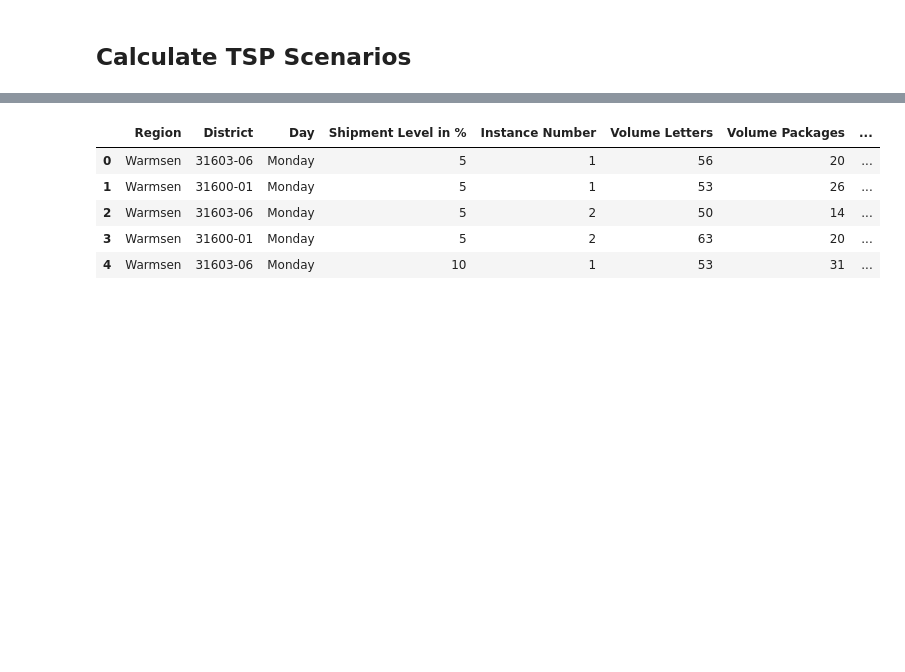
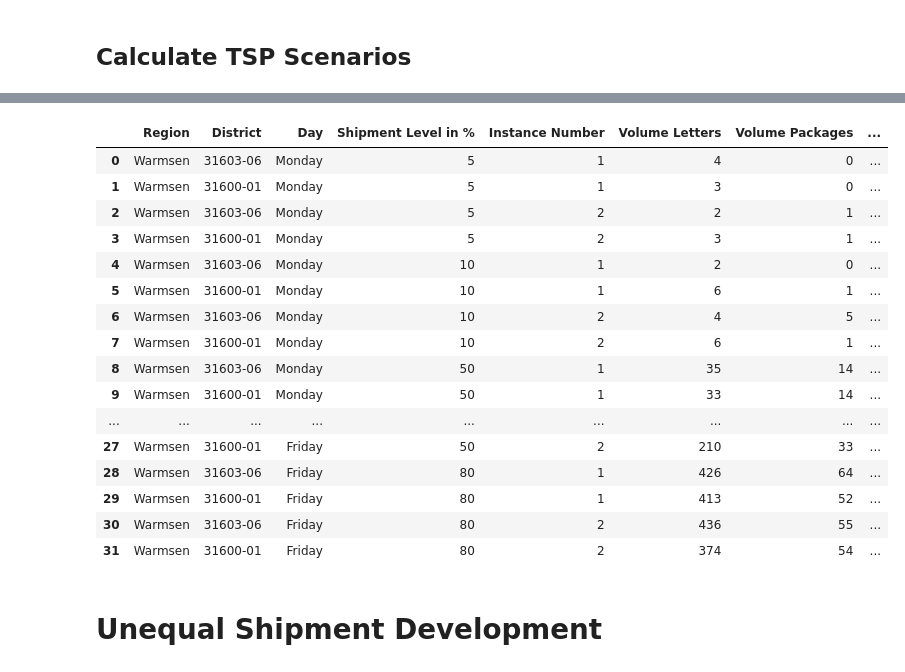
Before and after one commit to Pratiksha100/AnalyticsProject, a Jupyter notebook: ipnyb/DP_analytics_endtoend_process.ipynb, the cells around one changed output, grey strips where cells are left out. Drawn from its saved outputs; the diff is of its cells as text; code cells hidden in the pictures; blank space fills up the shorter version.

Commit message:
update for equal and nonequal shipments

```diff
--- a/ipnyb/DP_analytics_endtoend_process.ipynb
+++ b/ipnyb/DP_analytics_endtoend_process.ipynb
@@ -173,7 +168,7 @@ def generate_instances_equal_shipment(region_vol_day, scenario_type, scenario_me
 def random_poisson_instances(pos_delivery, method, rate_pct):
   rate = rate_pct/100
   rng = np.random.default_rng()
-  poisson_dist = rng.poisson(lam = pos_delivery * (1 + rate), size = 52)
+  poisson_dist = rng.poisson(lam = pos_delivery * rate, size = 52)
 
   if method == 'random':
     return random.choice(poisson_dist)
@@ -680,7 +776,7 @@ for region in all_regions_equal.keys():
     # set instance number
     counter = 1
     # iterate through all rates of increasing demand
-    for rate in rate_list:
+    for rate in equal_rate_list:
       # print(rate)
       # print('a')
       rate_dict = {}
@@ -688,13 +784,14 @@ for region in all_regions_equal.keys():
       # while counter <= instance_variation_equal:
       for counter in range(1, instance_variation_equal + 1):
         # generate instance
-        instance = generate_instances_equal_shipment(region_vol_day = data_region_day,
-                                                     scenario_type = random_poisson_instances,
-                                                     scenario_method = 'random',
-                                                     growth_factor = rate
-                                                     )
+        instance = generate_instances_shipment(region_vol_day = data_region_day,
+                                               shipment_type = 'equal',
+                                               scenario_type = random_poisson_instances,
+                                               scenario_method = 'random',
+                                               growth_factor = rate
+                                               )
         # print(instance.head(1))
-        print('generated :', region, day, ': demand increase rate', rate, '% :', 'instance number', counter)
+        print('generated :', region, day, ': scaling demand to', rate, '% :', 'instance number', counter)
         # store data
         rate_dict[counter] = instance
         # print('c', counter)
@@ -760,9 +857,10 @@ all_equal_instances_objects = {}
 ## iterate through all regions : ##
 for region in all_equal_instances.keys():
 # for region in ['Warmsen']:
-  result_region = create_dm_map_equal_shipment(region = region, data = all_equal_instances[region],
+  result_region = create_dm_map_shipment(region = region, data = all_equal_instances[region],
+                                               shipment_type = 'equal',
                                                save_loc = '/content/drive/Shareddrives/Private Unlimited Drive #1/DDS/Analytics Project/Coding/',
-                                               rate_list = rate_list,
+                                               rate_list = equal_rate_list,
                                                instance_variations = instance_variation_equal)
   all_equal_instances_objects[region] = result_region
 # %% [output]
@@ -855,23 +953,23 @@ list_sim_skipdefault_skipsolver = []
 %%time
 
 ## iterate through all regions ##
-# for region in all_equal_instances_objects.keys():
-for region in ['Warmsen']:
+for region in all_equal_instances_objects.keys():
+# for region in ['Warmsen']:
   data_region = all_equal_instances_objects[region]
   ## iterate through all days ##
-  # for day in data_region.keys():
-  for day in ['Monday', 'Friday']:
+  for day in data_region.keys():
+  # for day in ['Monday', 'Friday']:
     data_day = data_region[day]
     ## iterate through all demand increase rates ##
-    # for rate_increase in data_day.keys():
-    for rate_increase in [5,10,50,80]:
+    for rate_increase in data_day.keys():
+    # for rate_increase in [5,10,50,80]:
       data_rate_increase = data_day[rate_increase]
       ## iterate through all instance number identifieres ##
       for instance in data_rate_increase.keys():
         data_instance = data_rate_increase[instance]
         ## iterate through all districts ##
-        # for district in data_instance.keys():
-        for district in ['31603-06', '31600-01']:
+        for district in data_instance.keys():
+        # for district in ['31603-06', '31600-01']:
           data_district = data_instance[district]['all']
           start = datetime.datetime.now()
 
@@ -925,9 +1023,9 @@ for region in ['Warmsen']:
           list_skip_default.append(skip_from_default['cost'])
           list_sim_instance_skipsolver.append(round(sim_instance_skipsolver, 2))
           list_sim_instance_skipdefault.append(round(sim_instance_skipdefault, 2))
-          list_sim_skipdefault_skipsolver.append(round(sim_instance_skipsolver, ))
+          list_sim_skipdefault_skipsolver.append(round(sim_skipdefault_skipsolver, 2))
 
           ## log ##
-          print('generated :', region, district, day, ': demand increase rate', rate_increase, '% :', 'instance number', instance,
+          print('generated :', region, district, day, ': scaling demand to', rate_increase, '% :', 'instance number', instance,
                 ': time needed', datetime.datetime.now() - start)
 # %% [output]
@@ -973,14 +1071,25 @@ result_df = pd.DataFrame(
     }
 )
 # %%
-result_df.head()
+result_df
 # %% [output]
 |  | Region | District | Day | Shipment Level in % | Instance Number | Volume Letters | Volume Packages | ... |
-| 0 | Warmsen | 31603-06 | Monday | 5 | 1 | 56 | 20 | ... |
-| 1 | Warmsen | 31600-01 | Monday | 5 | 1 | 53 | 26 | ... |
-| 2 | Warmsen | 31603-06 | Monday | 5 | 2 | 50 | 14 | ... |
-| 3 | Warmsen | 31600-01 | Monday | 5 | 2 | 63 | 20 | ... |
-| 4 | Warmsen | 31603-06 | Monday | 10 | 1 | 53 | 31 | ... |
+| 0 | Warmsen | 31603-06 | Monday | 5 | 1 | 4 | 0 | ... |
+| 1 | Warmsen | 31600-01 | Monday | 5 | 1 | 3 | 0 | ... |
+| 2 | Warmsen | 31603-06 | Monday | 5 | 2 | 2 | 1 | ... |
+| 3 | Warmsen | 31600-01 | Monday | 5 | 2 | 3 | 1 | ... |
+| 4 | Warmsen | 31603-06 | Monday | 10 | 1 | 2 | 0 | ... |
+| 5 | Warmsen | 31600-01 | Monday | 10 | 1 | 6 | 1 | ... |
+| 6 | Warmsen | 31603-06 | Monday | 10 | 2 | 4 | 5 | ... |
+| 7 | Warmsen | 31600-01 | Monday | 10 | 2 | 6 | 1 | ... |
+| 8 | Warmsen | 31603-06 | Monday | 50 | 1 | 35 | 14 | ... |
+| 9 | Warmsen | 31600-01 | Monday | 50 | 1 | 33 | 14 | ... |
+| ... | ... | ... | ... | ... | ... | ... | ... | ... |
+| 27 | Warmsen | 31600-01 | Friday | 50 | 2 | 210 | 33 | ... |
+| 28 | Warmsen | 31603-06 | Friday | 80 | 1 | 426 | 64 | ... |
+| 29 | Warmsen | 31600-01 | Friday | 80 | 1 | 413 | 52 | ... |
+| 30 | Warmsen | 31603-06 | Friday | 80 | 2 | 436 | 55 | ... |
+| 31 | Warmsen | 31600-01 | Friday | 80 | 2 | 374 | 54 | ... |
 # %%
 # export to csv
 
@@ -987,0 +1097,2 @@ result_df.to_csv("/content/drive/Shareddrives/Private Unlimited Drive #1/DDS/Ana
+# %% [markdown]
+# Unequal Shipment Development
```
Also changed, not shown: parts of 46 cells of this notebook.
